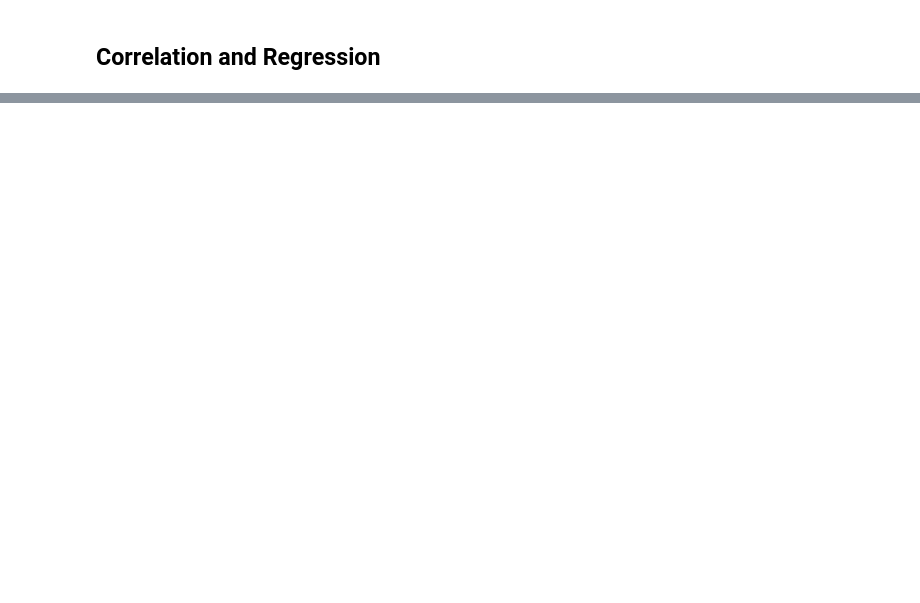
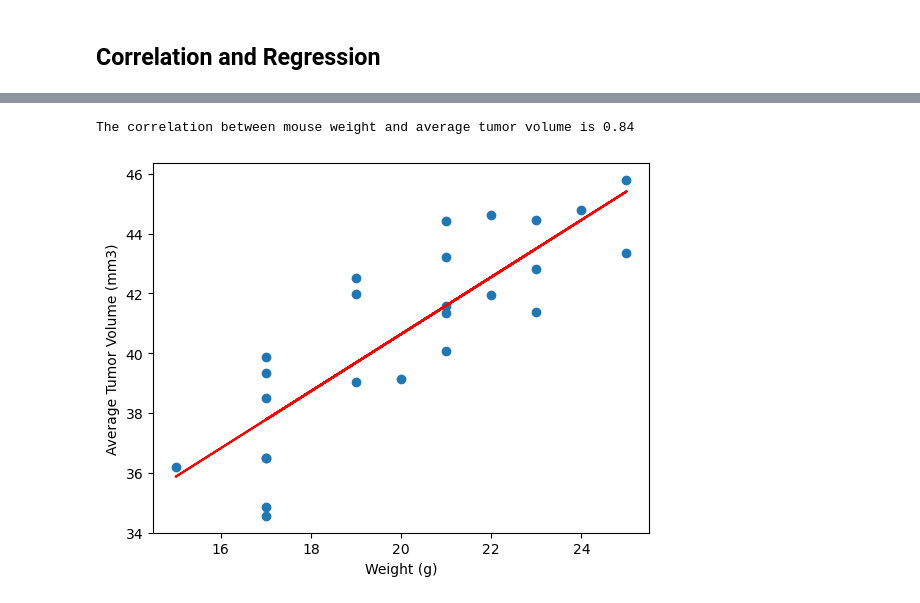
Before and after one commit to Asres-Dagnew/matplotlib-challenge, a Jupyter notebook: Pymaceuticals/pymaceuticals.ipynb, the cells around one changed output, grey strips where cells are left out. Cells and saved outputs as stored; diff of their text form; code cells hidden in the pictures; blank space fills up the shorter version.

```diff
--- a/Pymaceuticals/pymaceuticals.ipynb
+++ b/Pymaceuticals/pymaceuticals.ipynb
@@ -228,0 +302,18 @@ The correlation between mouse weight and the average tumor volume is 0.84
+# %%
+# Calculate the correlation coefficient and a linear regression model
+# for mouse weight and average observed tumor volume for the entire Capomulin regimen
+correlation = st.pearsonr(mouse_weight, average_tumor_volume)[0]
+print(f"The correlation between mouse weight and average tumor volume is {round(correlation, 2)}")
+#calculate a linear regression
+slope, intercept, r_value, p_value, std_err = linregress(mouse_weight, average_tumor_volume)
+regression_values = mouse_weight * slope + intercept
+
+#Plot the scatter and Regeression Line
+plt.scatter(mouse_weight, average_tumor_volume)
+plt.plot(mouse_weight, regression_values, color='red')
+plt.xlabel('Weight (g)')
+plt.ylabel('Average Tumor Volume (mm3)')
+plt.show()
+# %% [output]
+The correlation between mouse weight and average tumor volume is 0.84
+[figure, added]
```
Also changed, not shown: parts of 11 cells of this notebook.
